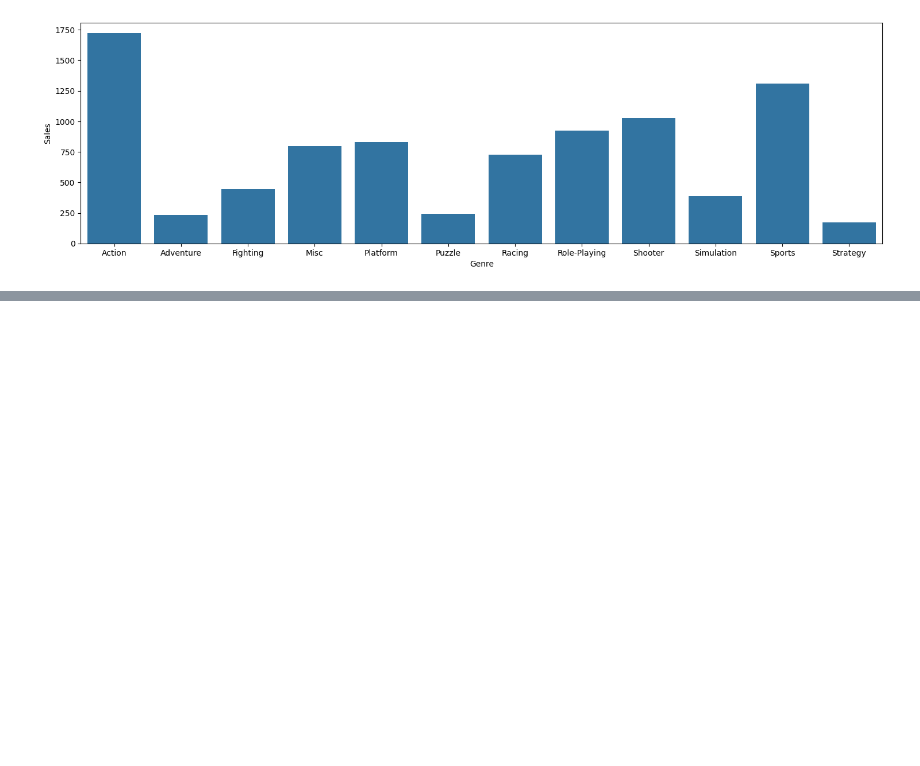
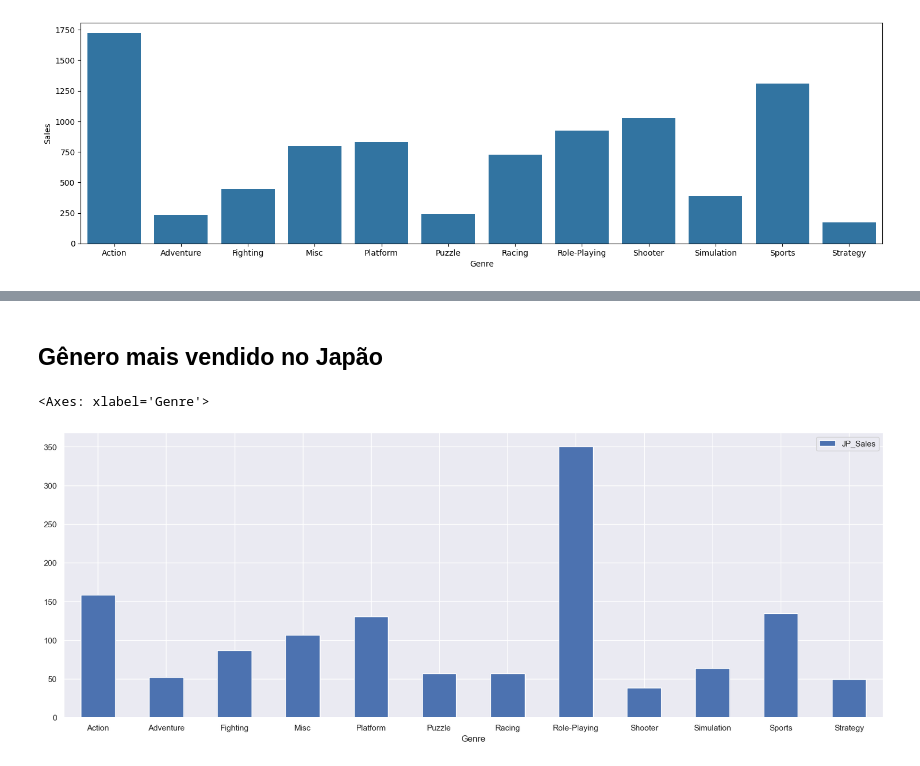
Before and after one commit to IgorJordany/AED, a Jupyter notebook: Trabalho final/main.ipynb, the cells around one changed output, grey strips where cells are left out. Cells and saved outputs as stored; diff of their text form; code cells hidden in the pictures; blank space fills up the shorter version.

```diff
--- a/Trabalho final/main.ipynb
+++ b/Trabalho final/main.ipynb
@@ -169,0 +175,10 @@ genre_global_sales_region.plot.bar(x="Genre", rot=0, figsize=(20, 7))
+# %% [markdown]
+## Gênero mais vendido no Japão
+# %%
+genre_global_sales_region_JP = pd.DataFrame({
+    'JP_Sales': game_sales_df.groupby("Genre")['JP_Sales'].sum(),
+    }).reset_index()
+genre_global_sales_region_JP.plot.bar(x="Genre", rot=0, figsize=(20, 7))
+# %% [output]
+<Axes: xlabel='Genre'>
+[figure, added]
```
Also changed, not shown: parts of 17 cells of this notebook.
